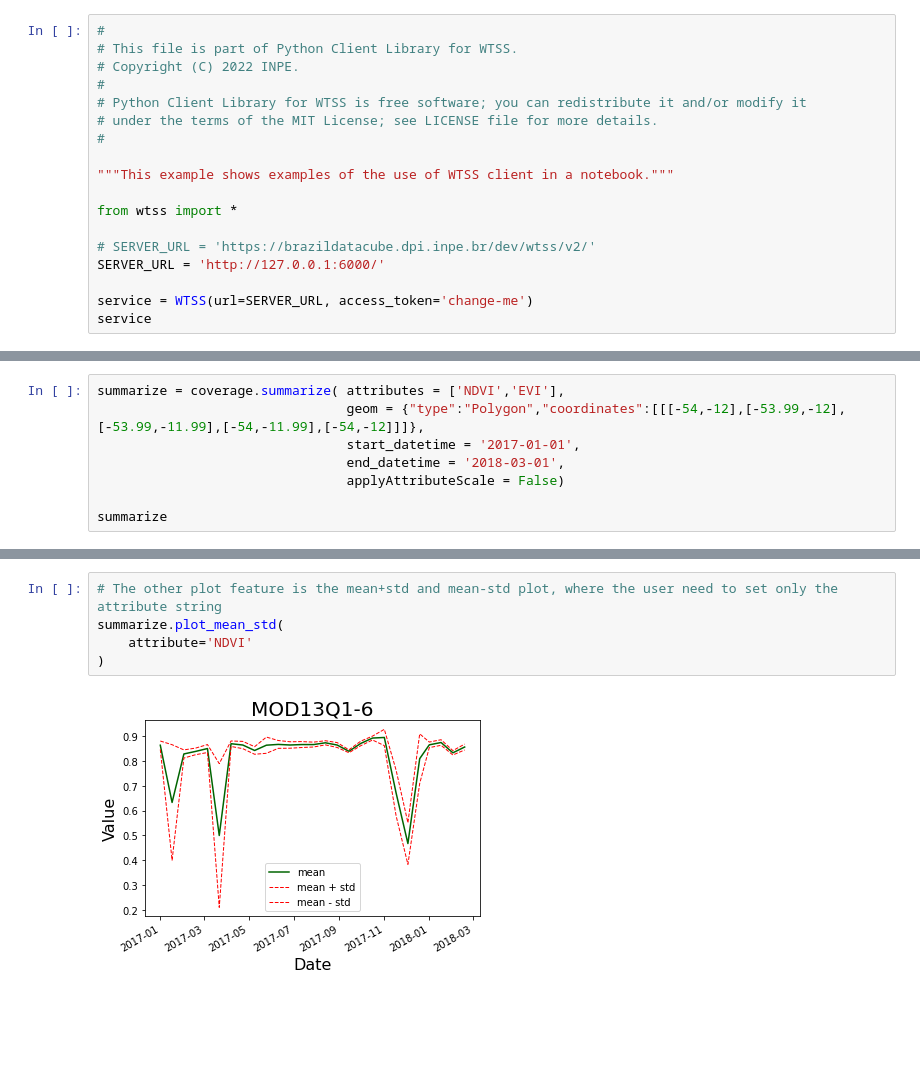
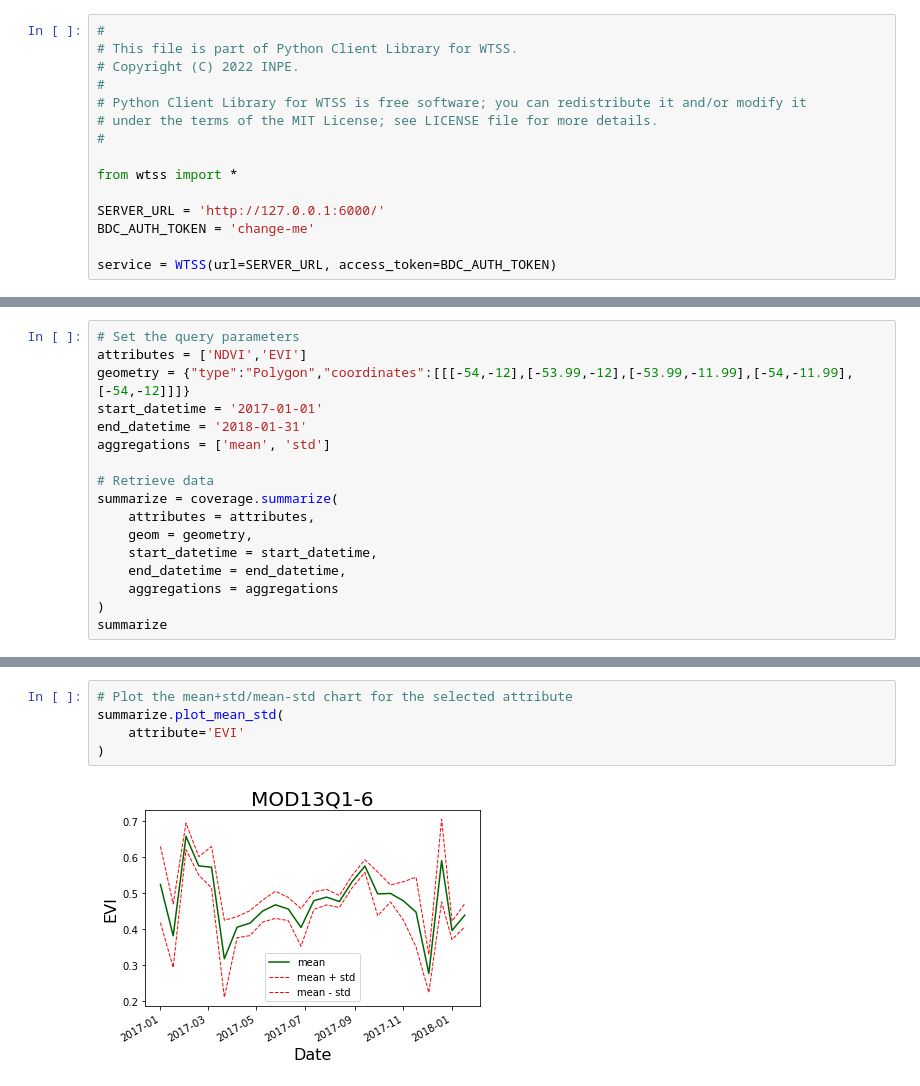
Before and after one commit to brazil-data-cube/wtss.py, a Jupyter notebook: examples/WTSS_jupyter_notebook.ipynb, the cells around one changed output, grey strips where cells are left out. Cells and saved outputs as stored; diff of their text form; blank space fills up the shorter version.

Commit message:
:art: Jupyter example + plots

```diff
--- a/examples/WTSS_jupyter_notebook.ipynb
+++ b/examples/WTSS_jupyter_notebook.ipynb
@@ -7,12 +11,9 @@
 # under the terms of the MIT License; see LICENSE file for more details.
 #
 
-"""This example shows examples of the use of WTSS client in a notebook."""
-
 from wtss import *
 
-# SERVER_URL = 'https://brazildatacube.dpi.inpe.br/dev/wtss/v2/'
 SERVER_URL = 'http://127.0.0.1:6000/'
+BDC_AUTH_TOKEN = 'change-me'
 
-service = WTSS(url=SERVER_URL, access_token='change-me')
-service
+service = WTSS(url=SERVER_URL, access_token=BDC_AUTH_TOKEN)
@@ -74,10 +129,19 @@ timeseries.NDVI
 # %%
-summarize = coverage.summarize( attributes = ['NDVI','EVI'],
-                                geom = {"type":"Polygon","coordinates":[[[-54,-12],[-53.99,-12],[-53.99,-11.99],[-54,-11.99],[-54,-12]]]},
-                                start_datetime = '2017-01-01',
-                                end_datetime = '2018-03-01',
-                                applyAttributeScale = False)
+# Set the query parameters
+attributes = ['NDVI','EVI']
+geometry = {"type":"Polygon","coordinates":[[[-54,-12],[-53.99,-12],[-53.99,-11.99],[-54,-11.99],[-54,-12]]]}
+start_datetime = '2017-01-01'
+end_datetime = '2018-01-31'
+aggregations = ['mean', 'std']
 
+# Retrieve data
+summarize = coverage.summarize(
+    attributes = attributes,
+    geom = geometry,
+    start_datetime = start_datetime,
+    end_datetime = end_datetime,
+    aggregations = aggregations
+)
 summarize
 # %% [output]
 Time Series MOD13Q1-6
@@ -168,7 +231,7 @@ summarize.plot(
 # %%
-# The other plot feature is the mean+std and mean-std plot, where the user need to set only the attribute string
+# Plot the mean+std/mean-std chart for the selected attribute
 summarize.plot_mean_std(
-    attribute='NDVI'
+    attribute='EVI'
 )
 # %% [output]
-[figure, old version]
+[figure, new version]
```
Also changed, not shown: parts of 26 cells of this notebook, 4 other files.
